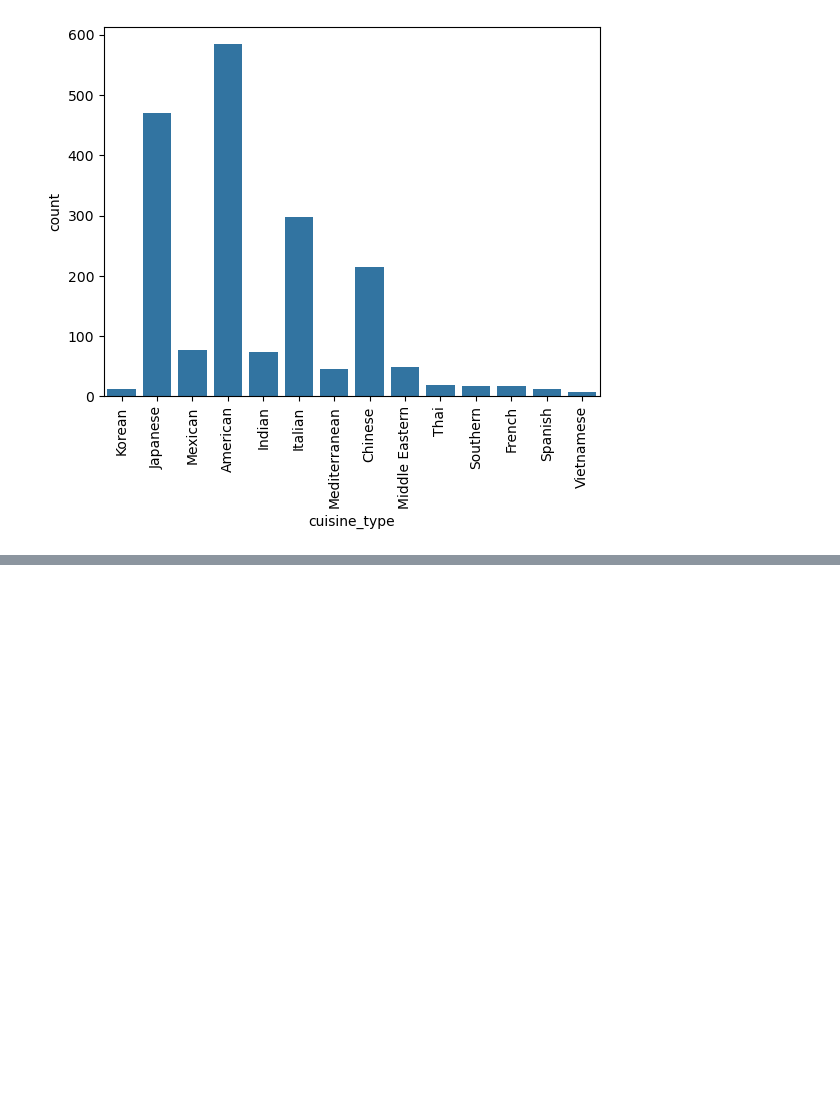
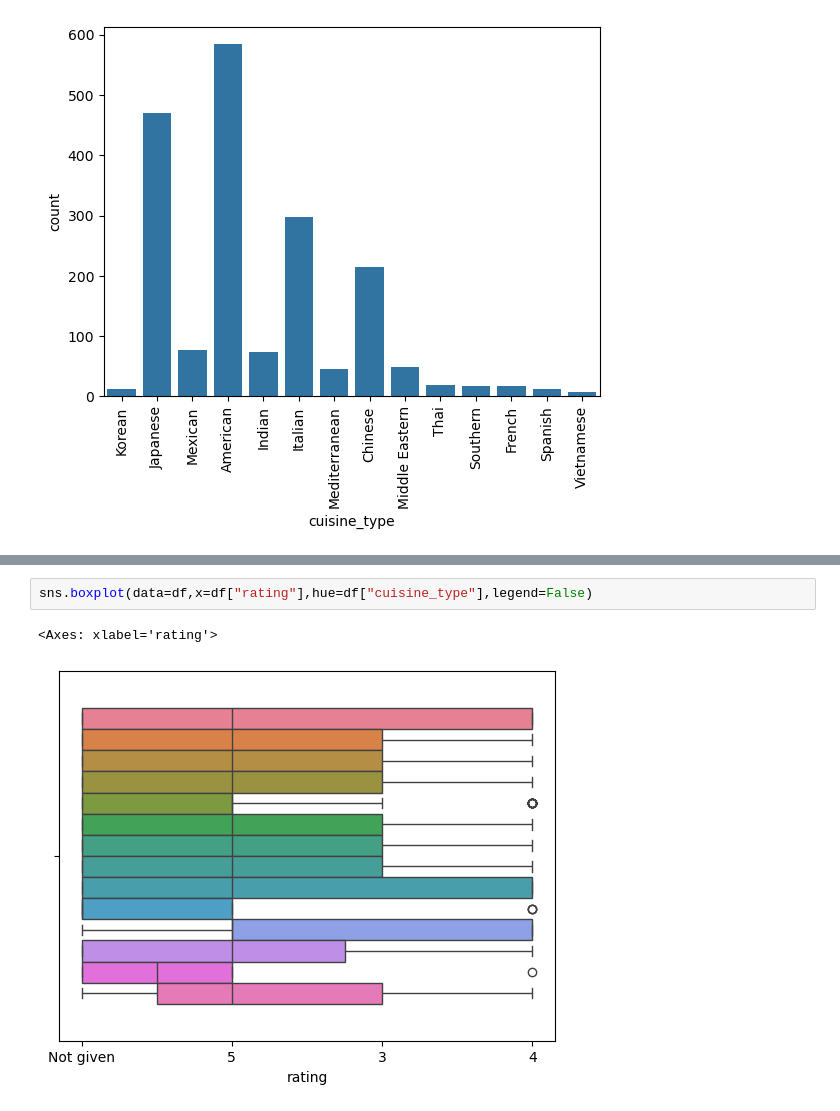
Before and after one commit to harnitha28/learn-code, a Jupyter notebook: foodhub1.ipynb, the cells around one changed output, grey strips where cells are left out. Cells and saved outputs as stored; diff of their text form; blank space fills up the shorter version.

```diff
--- a/foodhub1.ipynb
+++ b/foodhub1.ipynb
@@ -83,0 +89,5 @@ plt.xticks(rotation=90)
+# %%
+sns.boxplot(data=df,x=df["rating"],hue=df["cuisine_type"],legend=False)
+# %% [output]
+<Axes: xlabel='rating'>
+[figure, added]
```
Also changed, not shown: parts of 2 cells of this notebook, 17 other files.
